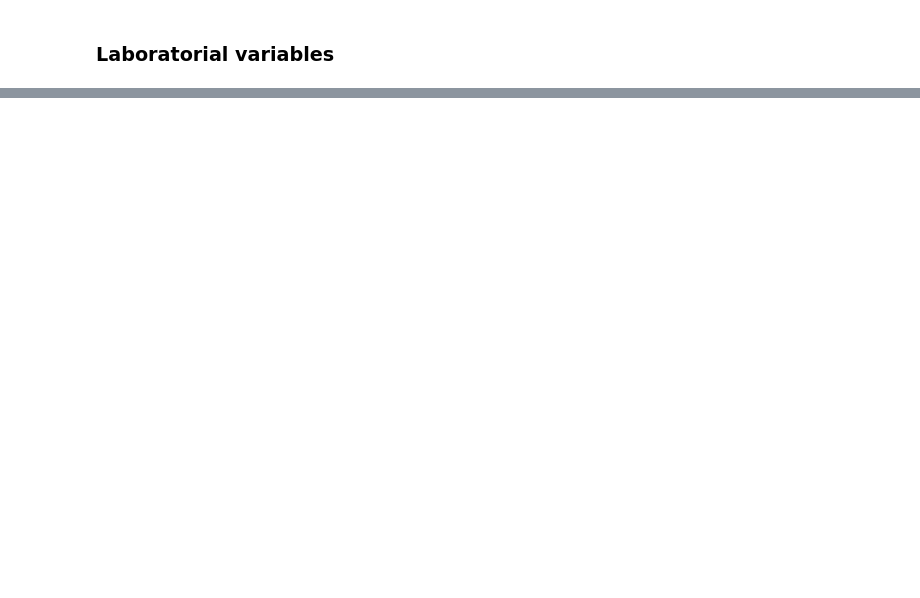
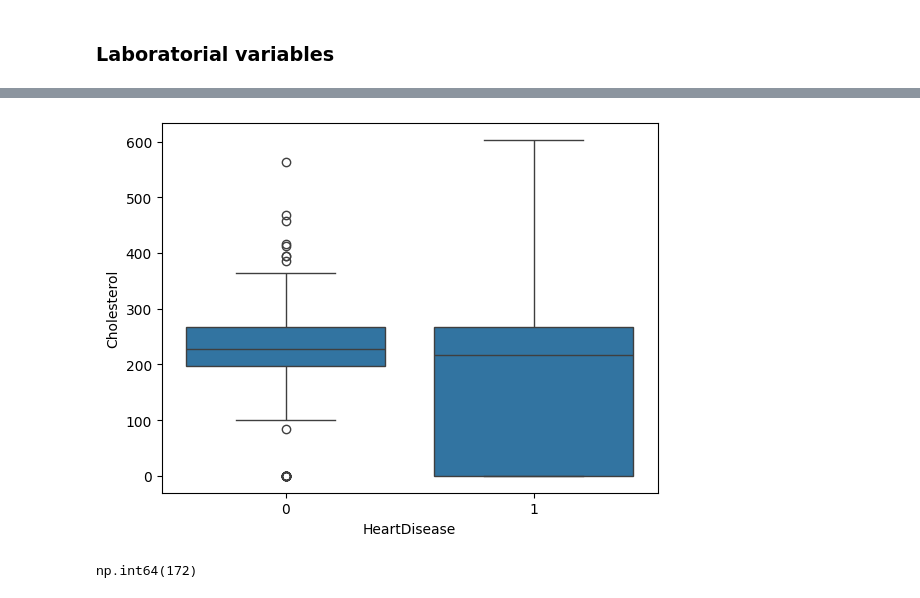
Before and after one commit to Newtan999/NewML, a Jupyter notebook: notebooks/01_eda.ipynb, the cells around one changed output, grey strips where cells are left out. Cells and saved outputs as stored; diff of their text form; code cells hidden in the pictures; blank space fills up the shorter version.

```diff
--- a/notebooks/01_eda.ipynb
+++ b/notebooks/01_eda.ipynb
@@ -111,0 +194,8 @@ From the 918 total patients, 410 do not have Heart Disease, while 508 have.
+# %%
+sns.boxplot(x = "HeartDisease", y = "Cholesterol", data=df);
+# %% [output]
+[figure, added]
+# %%
+(df["Cholesterol"] == 0).sum()
+# %% [output]
+np.int64(172)
```
Also changed, not shown: parts of 19 cells of this notebook.
